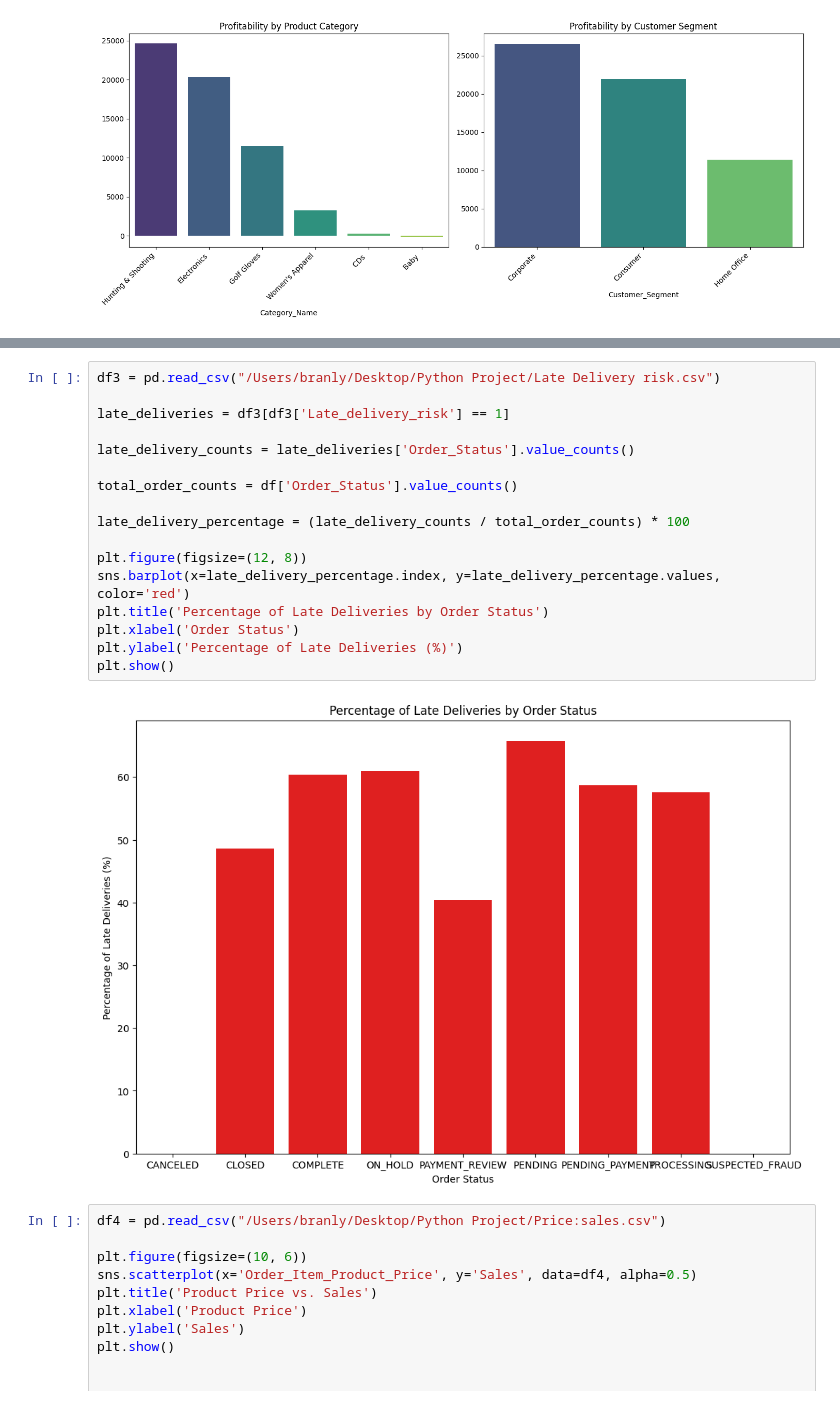
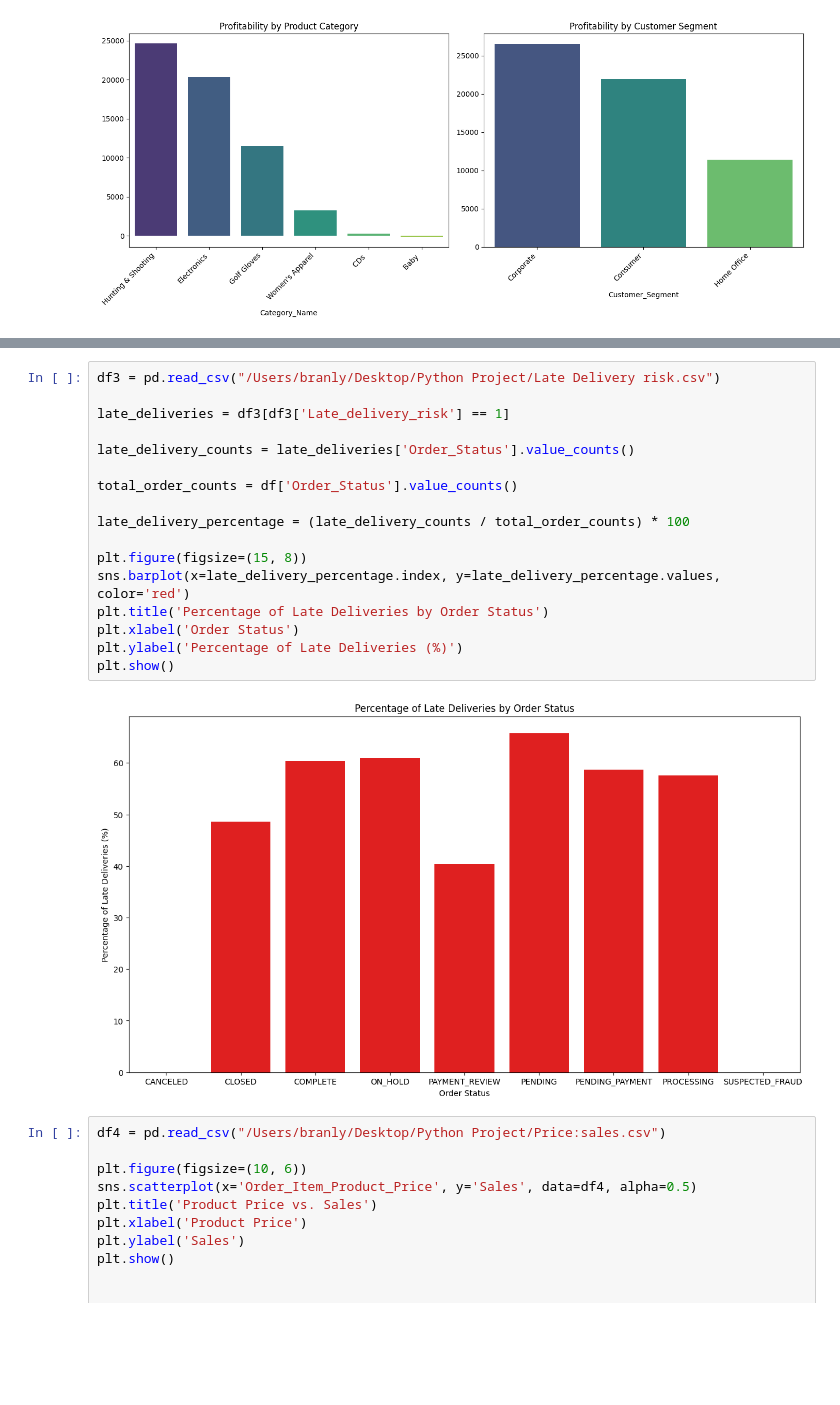
Before and after one commit to CCNY-Analytics-and-Quant/Branly_BAF23, a Jupyter notebook: Final Project.ipynb, the cells around one changed output, grey strips where cells are left out. Cells and saved outputs as stored; diff of their text form; blank space fills up the shorter version.

```diff
--- a/Final Project.ipynb
+++ b/Final Project.ipynb
@@ -87,22 +85,22 @@ Passing `palette` without assigning `hue` is deprecated and will be removed in v
 # %%
 df3 = pd.read_csv("/Users/branly/Desktop/Python Project/Late Delivery risk.csv")
 
 late_deliveries = df3[df3['Late_delivery_risk'] == 1]
 
 late_delivery_counts = late_deliveries['Order_Status'].value_counts()
 
 total_order_counts = df['Order_Status'].value_counts()
 
 late_delivery_percentage = (late_delivery_counts / total_order_counts) * 100
 
-plt.figure(figsize=(12, 8))
+plt.figure(figsize=(15, 8))
 sns.barplot(x=late_delivery_percentage.index, y=late_delivery_percentage.values, color='red')
 plt.title('Percentage of Late Deliveries by Order Status')
 plt.xlabel('Order Status')
 plt.ylabel('Percentage of Late Deliveries (%)')
 plt.show()
 # %% [output]
-[figure, old version]
+[figure, new version]
 # %%
 df4 = pd.read_csv("/Users/branly/Desktop/Python Project/Price:sales.csv")
 
```
Also changed, not shown: parts of 1 cell of this notebook.
